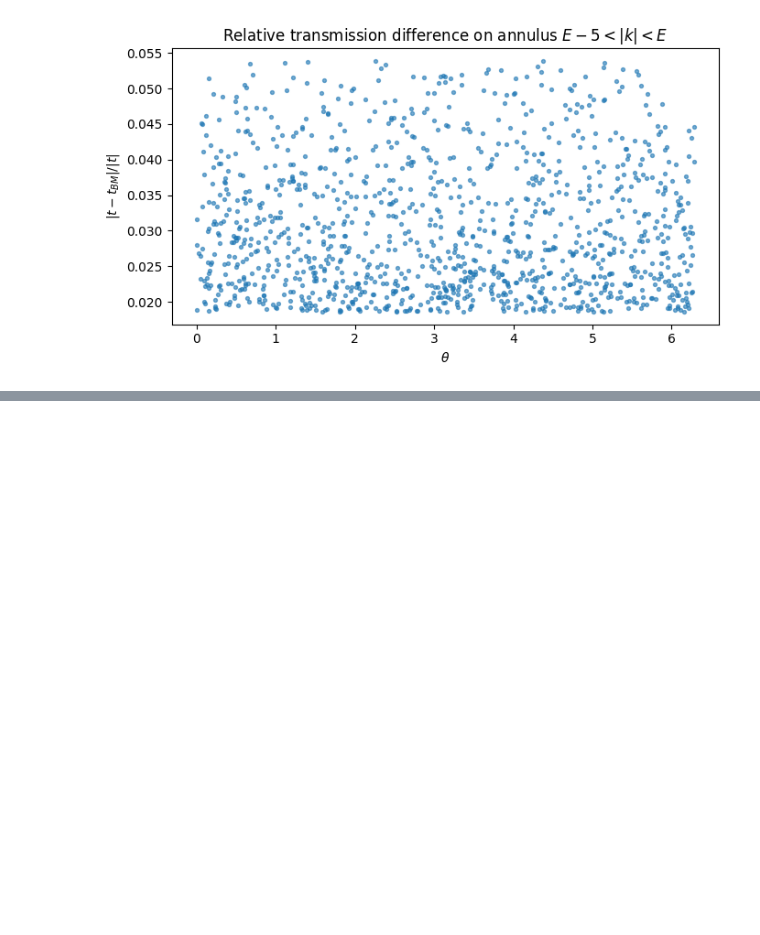
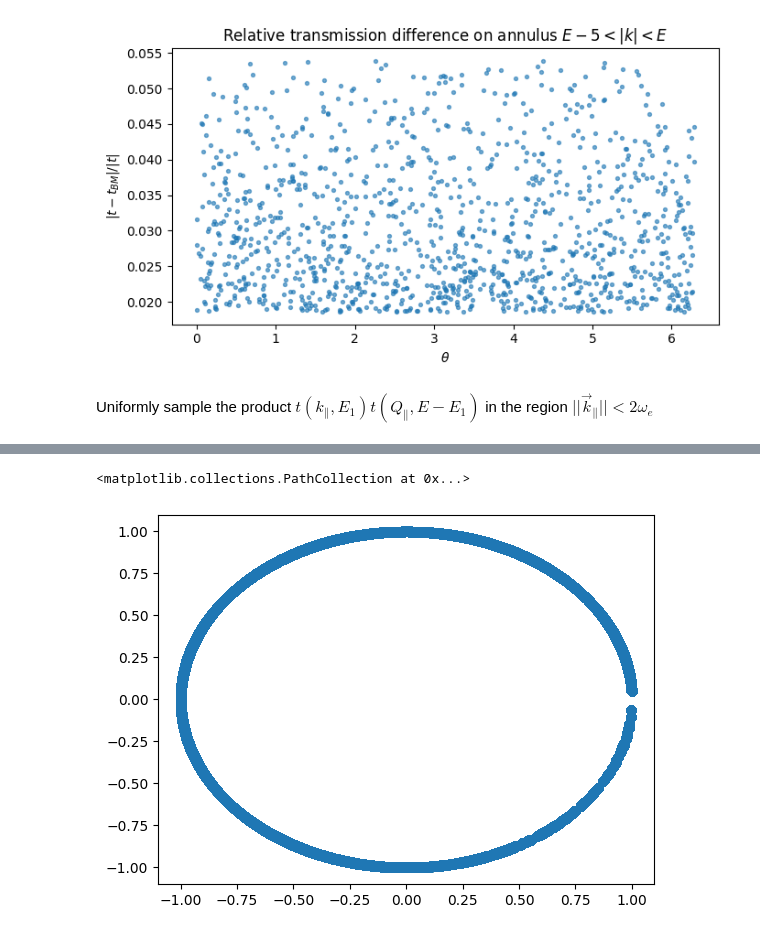
Before and after one commit to ClaudioQTM/2D_array, a Jupyter notebook: src/plots/plot_disp.ipynb, the cells around one changed output, grey strips where cells are left out. Saved outputs shown, nothing was run; the diff lists cells and outputs as text; code cells hidden in the pictures; blank space fills up the shorter version.

Commit message:
updated the notebook plot_disp.ipynb

```diff
--- a/src/plots/plot_disp.ipynb
+++ b/src/plots/plot_disp.ipynb
@@ -53,6 +45,7 @@ Q = np.array([0,0])
 # %%
 from joblib import Parallel, delayed
 
+E =
 k_grid = np.linspace(-E, E, 100)
 kx, ky = np.meshgrid(k_grid, k_grid, indexing="ij")
 k_para_list = np.column_stack((kx.ravel(), ky.ravel()))
@@ -64,29 +57,3 @@ def _compute_t_chunk(k_chunk):
         k_chunk, E, square_lattice, sigma_func_period=sigma_func_period_numba
     )
     return np.atleast_1d(trans_amp), np.atleast_1d(trans_amp_bm)
-
-"""
-n_chunks = min(6, len(k_para_list))
-k_chunks = [chunk for chunk in np.array_split(k_para_list, n_chunks) if len(chunk) > 0]
-chunk_results = Parallel(n_jobs=6, backend="loky")(
-    delayed(_compute_t_chunk)(k_chunk) for k_chunk in k_chunks
-)
-
-trans_amp_list = np.concatenate([res[0] for res in chunk_results])
-trans_amp_list_BM = np.concatenate([res[1] for res in chunk_results])
-plots_list = np.abs(trans_amp_list - trans_amp_list_BM) / np.abs(trans_amp_list)
-
-# Build a colormap on the (kx, ky) coordinates from k_para_list
-x = k_para_list[:, 0]
-y = k_para_list[:, 1]
-
-plt.figure(figsize=(6, 5))
-col = plt.tricontourf(x, y, plots_list, levels=30, cmap="viridis")
-plt.scatter(x, y, c=plots_list, s=10, cmap="viridis", edgecolors="none")
-plt.colorbar(col, label=r"$|t - t_{\Sigma}|/|t|$")
-plt.xlabel(r"$k_x$")
-plt.ylabel(r"$k_y$")
-plt.title("Transmission amplitude difference on k-grid")
-plt.tight_layout()
-plt.show()
-"""
@@ -136,10 +89,23 @@ k_para_list = np.array(k_para_list)
+# %% [markdown]
+Uniformly sample the product $t(k_\parallel,E_1)t(Q_\parallel,E-E_1)$ in the region $||\vec{k}_\parallel||< 2\omega_e$
 # %%
 from joblib import Parallel, delayed
 
+n_samples = 60000
+k_para_list = []
+for i in range(0, n_samples):
+    U = np.random.uniform(0, 1.0)
+    theta = np.random.uniform(0, 2 * np.pi)
+
+    kx = E * np.sqrt(U) * np.cos(theta)
+    ky = E * np.sqrt(U) * np.sin(theta)
+    k_para_list.append(np.array([kx, ky]))
+k_para_list = np.array(k_para_list)
+# print(np.shape(k_para_list))
 Q_para = np.array([0.0, 0.0])
 eps = 1e-3  # avoid zero-division at integration boundaries
-n_energy_points = 30
-
+n_energy_points = 10000
+E = 2*square_lattice.omega_e
 
 def _sample_for_k(
     k_para: np.ndarray,
@@ -159,7 +125,7 @@ def _sample_for_k(
         n_energy_points,
     )
     return [
-        S_disconnected(k_para, E1, l_para, E - E1, square_lattice, None)
+        t_reg(k_para, E1,square_lattice,sigma_func_period_numba) * t_reg(l_para,E-E1,square_lattice,sigma_func_period_numba)
         for E1 in E1_grid
     ]
 
@@ -174,3 +140,4 @@ samples = np.array(
 
 # print(samples)
 plt.scatter(samples.real, samples.imag)
+# %% [output]
@@ -176,0 +158,2 @@ plt.scatter(samples.real, samples.imag)
+<matplotlib.collections.PathCollection at 0x...>
+[figure, added]
```
Also changed, not shown: parts of 4 cells of this notebook.
